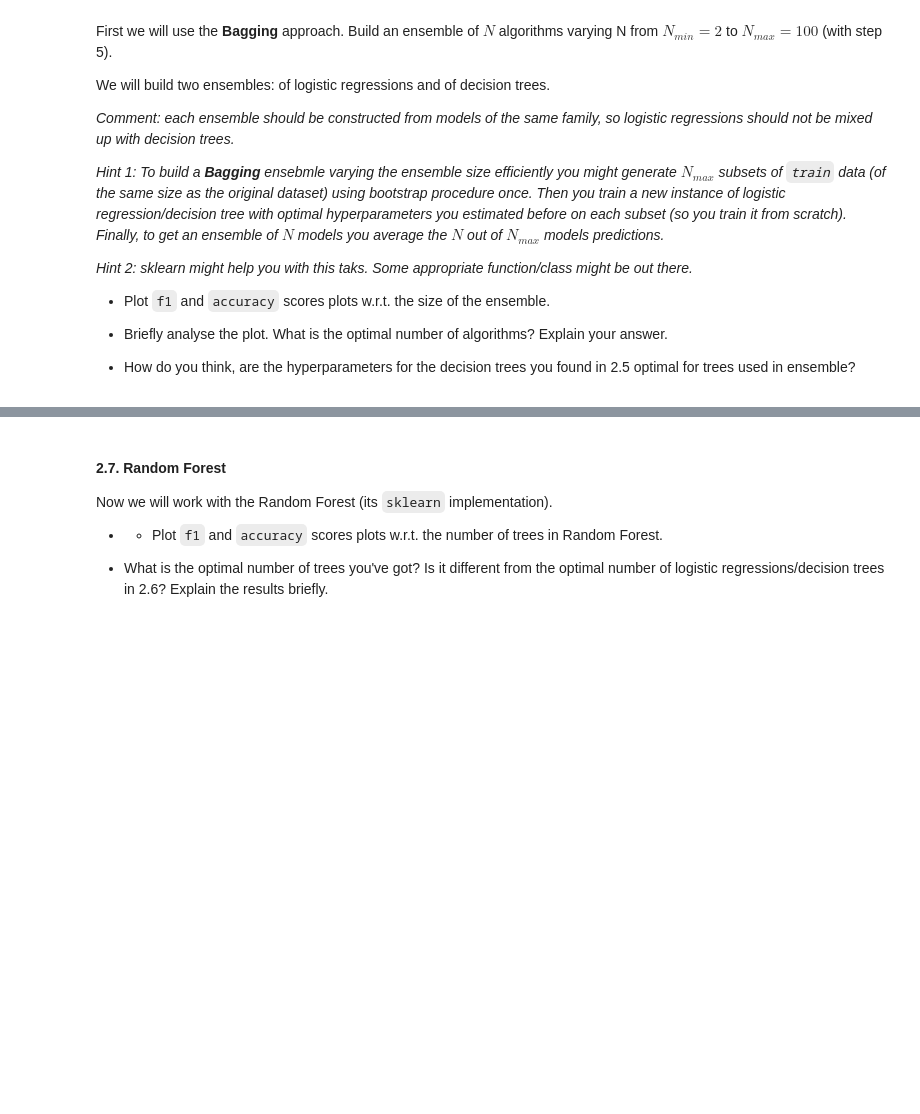
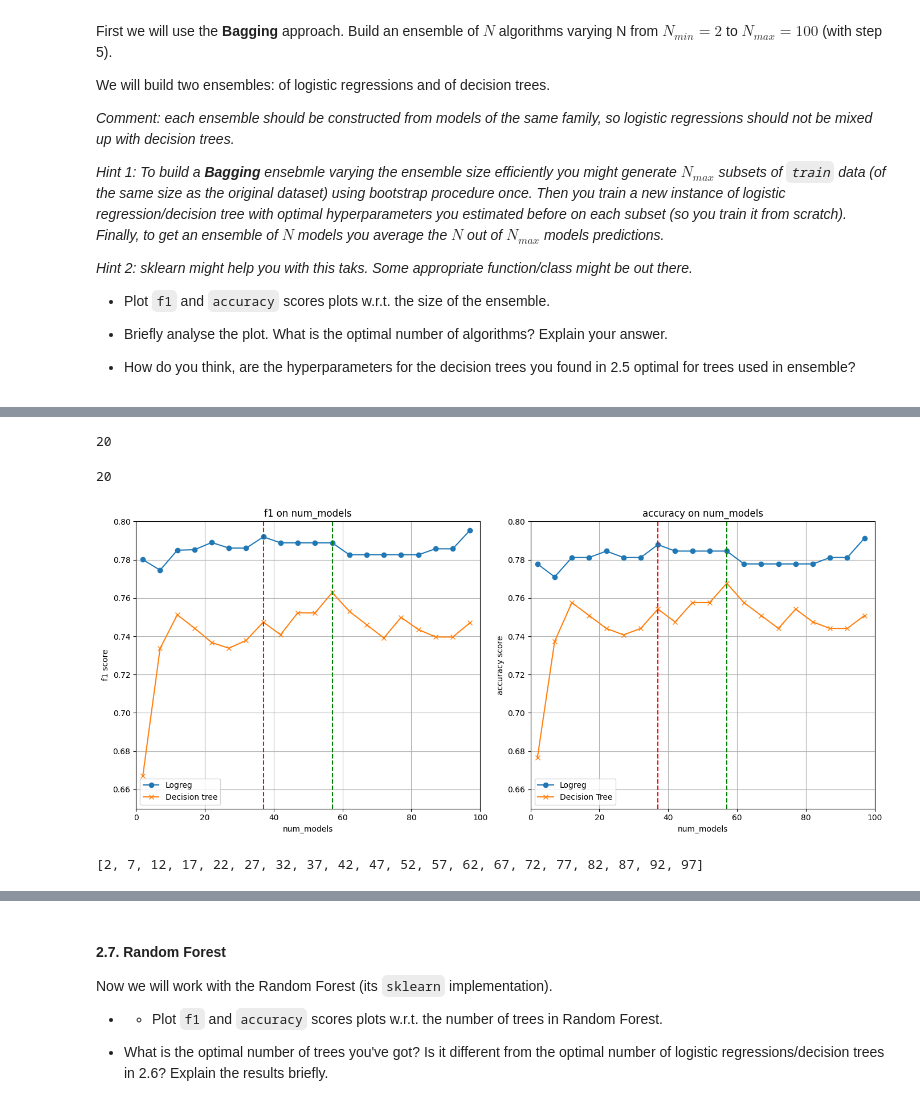
Before and after one commit to GreasyGoose/mipt_ml, a Jupyter notebook: lab01/lab01_part2_ml_pipeline_filled.ipynb, the cells around one changed output, grey strips where cells are left out. Drawn from its saved outputs; the diff is of its cells as text; code cells hidden in the pictures; blank space fills up the shorter version.

```diff
--- a/lab01/lab01_part2_ml_pipeline_filled.ipynb
+++ b/lab01/lab01_part2_ml_pipeline_filled.ipynb
@@ -374,0 +526,19 @@ We will build two ensembles: of logistic regressions and of decision trees.
+# %%
+f1_tree_bagging = []
+acc_tree_bagging = []
+model = DecisionTreeClassifier(max_depth=9, random_state=42)
+for n in num_models:
+    model_tree_ensemble = BaggingClassifier(estimator=model,
+                                            n_estimators=n,
+                                            random_state=42,
+                                            n_jobs=-1,
+                                            bootstrap=True,
+                                            )
+    model_tree_ensemble.fit(X_train, y_train)
+    y_pred = model_tree_ensemble.predict(X_test)
+
+    f1 = f1_score(y_test, y_pred, average='macro')
+    acc = accuracy_score(y_test, y_pred)
+    print(f"num_of_models={n}: f1={f1:.4f}, accuracy={acc:.4f}")
+    f1_tree_bagging.append(f1)
+    acc_tree_bagging.append(acc)
@@ -374,0 +566,45 @@ We will build two ensembles: of logistic regressions and of decision trees.
+# %%
+len(num_models)
+# %% [output]
+20
+# %%
+len(f1_logreg_bagging)
+# %% [output]
+20
+# %%
+plt.figure(figsize=(14, 6))
+
+plt.subplot(1, 2, 1)
+plt.plot(num_models, f1_logreg_bagging, label='Logreg', marker='o')
+plt.plot(num_models, f1_tree_bagging, label='Decision tree', marker='x')
+plt.vlines(x=37, ymin=0.65, ymax=0.8, linestyles='dashed', colors='r')
+plt.vlines(x=57, ymin=0.65, ymax=0.8, linestyles='dashed', colors='g')
+plt.title('f1 on num_models')
+plt.xlabel('num_models')
+plt.ylabel('f1 score')
+plt.xlim([0, 100])
+plt.ylim([0.65, 0.8])
+plt.grid(True)
+plt.legend()
+
+plt.subplot(1, 2, 2)
+plt.plot(num_models, acc_logreg_bagging, label='Logreg', marker='o')
+plt.plot(num_models, acc_tree_bagging, label='Decision Tree', marker='x')
+plt.vlines(x=37, ymin=0.65, ymax=0.8, linestyles='dashed', colors='r')
+plt.vlines(x=57, ymin=0.65, ymax=0.8, linestyles='dashed', colors='g')
+plt.title('accuracy on num_models')
+plt.xlabel('num_models')
+plt.ylabel('accuracy score')
+plt.xlim([0, 100])
+plt.ylim([0.65, 0.8])
+plt.grid(True)
+plt.legend()
+
+plt.tight_layout()
+plt.show()
+# %% [output]
+[figure, added]
+# %%
+num_models
+# %% [output]
+[2, 7, 12, 17, 22, 27, 32, 37, 42, 47, 52, 57, 62, 67, 72, 77, 82, 87, 92, 97]
```
Also changed, not shown: parts of 41 cells of this notebook.
